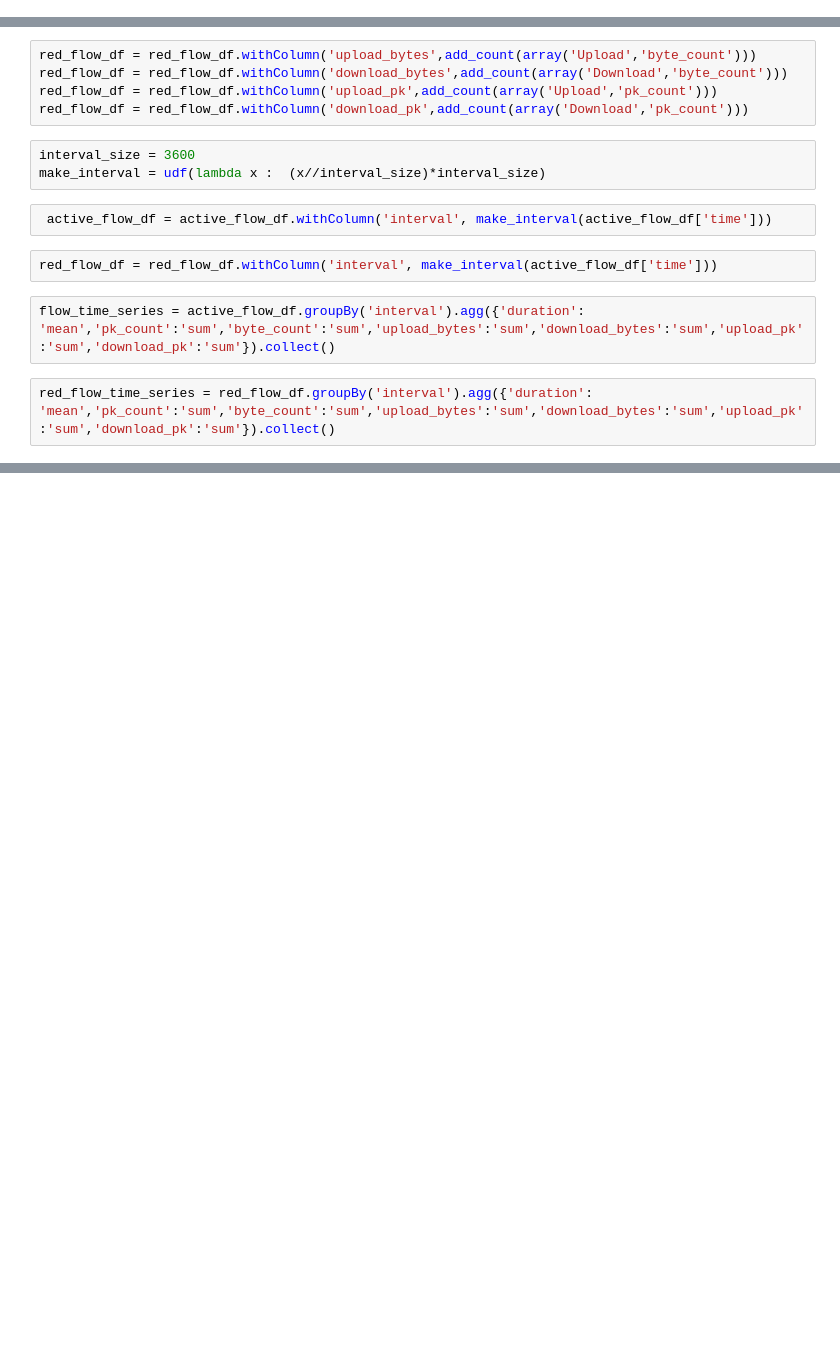
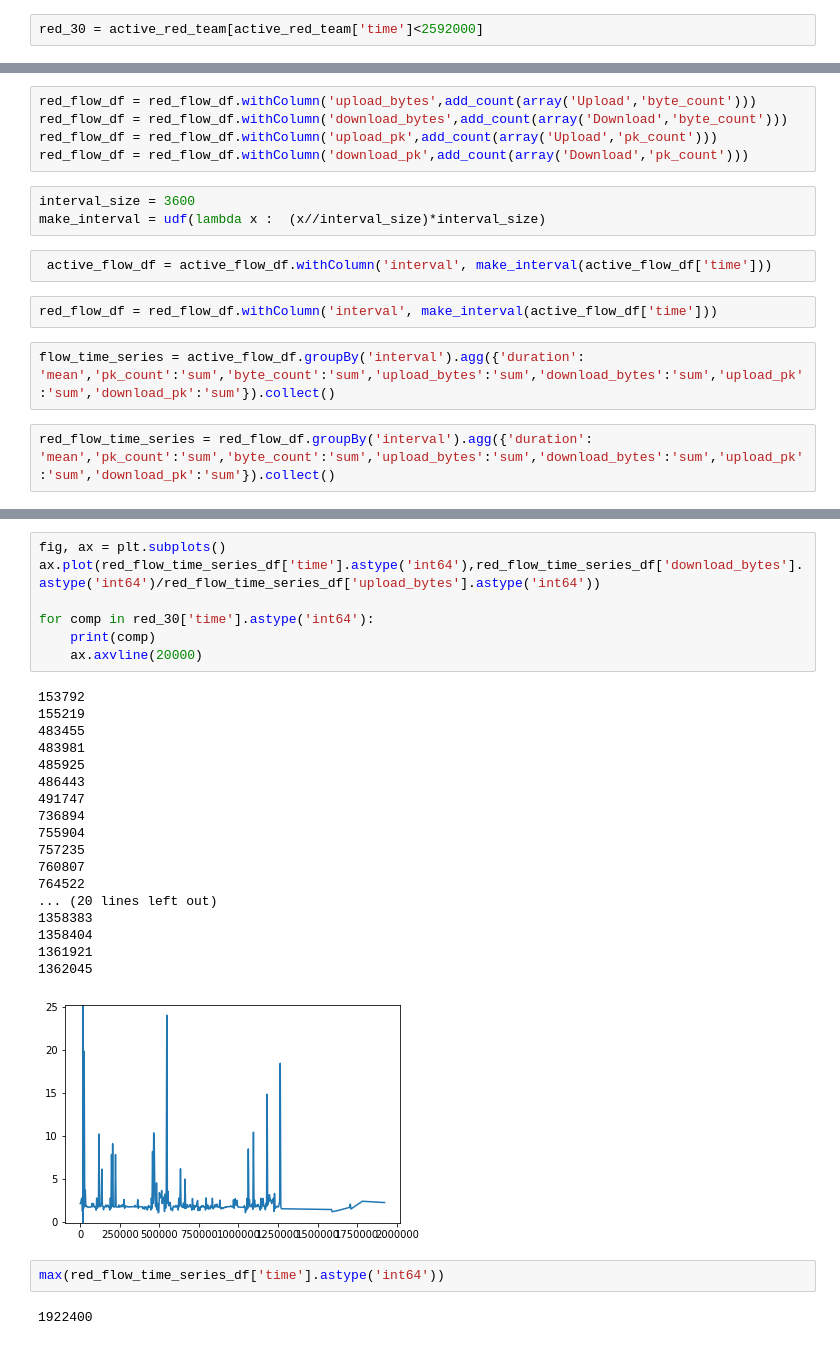
Before and after one commit to NathanLaird/NetworkTrafficAnalysis, a Jupyter notebook: Day30_Intro_EDA.ipynb, the cells around one changed output, grey strips where cells are left out. Saved outputs shown, nothing was run; the diff lists cells and outputs as text; blank space fills up the shorter version.

```diff
--- a/Day30_Intro_EDA.ipynb
+++ b/Day30_Intro_EDA.ipynb
@@ -113,6 +113,8 @@ DNS_df = spark.createDataFrame(rdd_DNS,DNS_schema)
 active_comps_df = pd.read_csv('Summary/Day1/active_comps_df.csv')
 active_user_df= pd.read_csv('Summary/Day1/active_users_df.csv')
 active_red_team =pd.read_csv('Summary/Day1/active_red_team.csv')
+# %%
+red_30 = active_red_team[active_red_team['time']<2592000]
 # %%
 active_comps_df.columns = ['ignore','comp','count']
 # %%
@@ -206,0 +221,30 @@ plt.ylim([1,5])
+# %%
+fig, ax = plt.subplots()
+ax.plot(red_flow_time_series_df['time'].astype('int64'),red_flow_time_series_df['download_bytes'].astype('int64')/red_flow_time_series_df['upload_bytes'].astype('int64'))
+
+for comp in red_30['time'].astype('int64'):
+    print(comp)
+    ax.axvline(20000)
+# %% [output]
+153792
+155219
+483455
+483981
+485925
+486443
+491747
+736894
+755904
+757235
+760807
+764522
+... (20 lines left out)
+1358383
+1358404
+1361921
+1362045
+[figure, added]
+# %%
+max(red_flow_time_series_df['time'].astype('int64'))
+# %% [output]
+1922400
```
Also changed, not shown: parts of 9 cells of this notebook, 4 other files.
